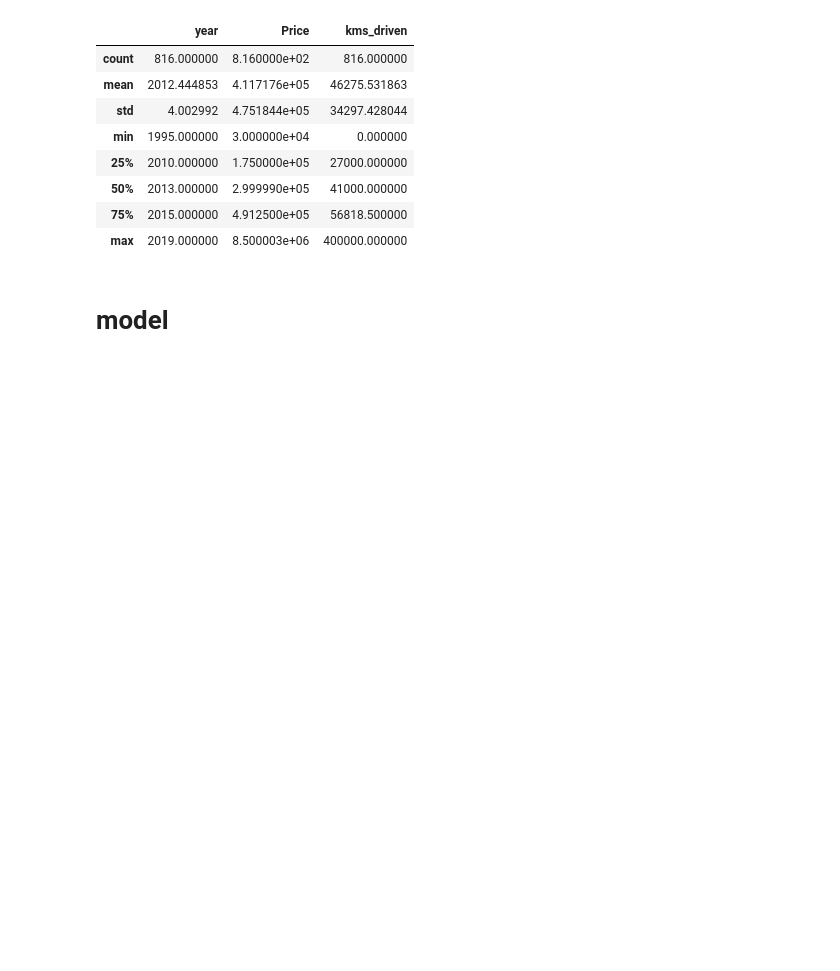
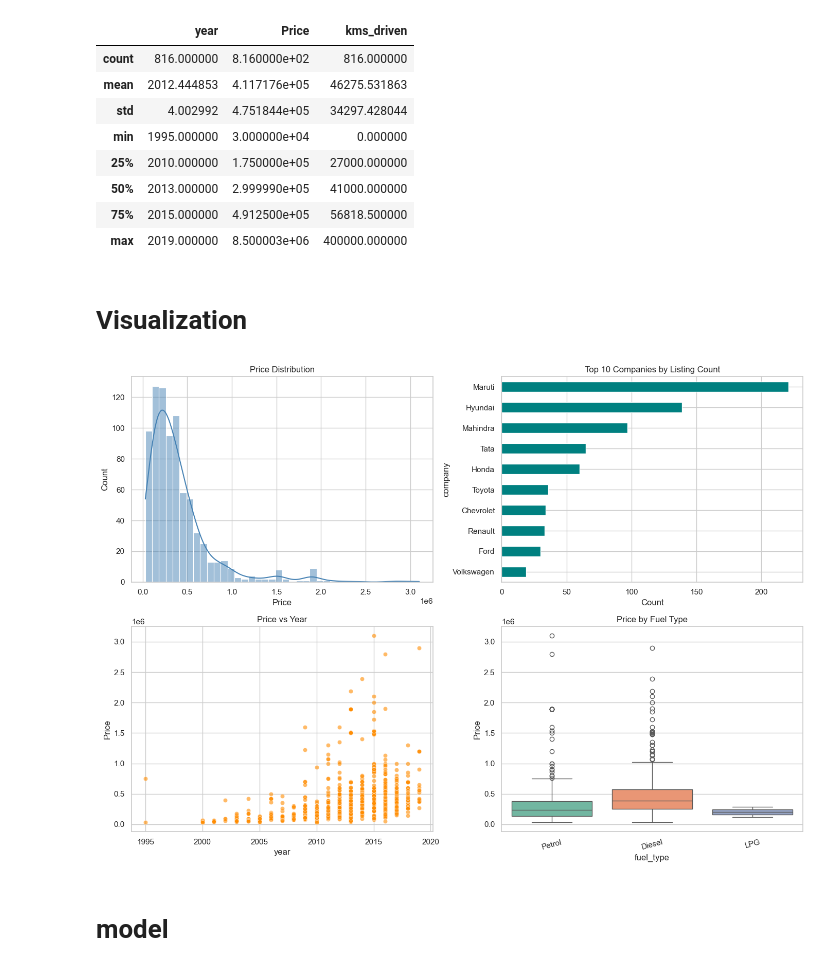
Before and after one commit to GitWitAnish/IOE-Advanced-Python-Project, a Jupyter notebook: notebook/notebook.ipynb, the cells around one changed output. Drawn from its saved outputs; the diff is of its cells as text; code cells hidden in the pictures; blank space fills up the shorter version.

Commit message:
added visualization

```diff
--- a/notebook/notebook.ipynb
+++ b/notebook/notebook.ipynb
@@ -1,6 +1,10 @@
 # %%
 import pandas as pd
 import numpy as np
+import matplotlib.pyplot as plt
+import seaborn as sns
+
+sns.set_theme(style='whitegrid')
 # %%
 car = pd.read_csv('../dataset/data.csv')
 # %%
@@ -215,6 +219,37 @@ car.describe()
 car = car[car['Price']<6e6].reset_index(drop=True)
 # %%
 car.to_csv('../dataset/cleaned_data.csv')
+# %% [markdown]
+# Visualization
+# %%
+def plot_core_dataset_visualizations(df):
+    fig, axes = plt.subplots(2, 2, figsize=(14, 10))
+
+    sns.histplot(df['Price'], bins=40, kde=True, ax=axes[0, 0], color='steelblue')
+    axes[0, 0].set_title('Price Distribution')
+    axes[0, 0].set_xlabel('Price')
+
+    top_companies = df['company'].value_counts().head(10).sort_values()
+    top_companies.plot(kind='barh', ax=axes[0, 1], color='teal')
+    axes[0, 1].set_title('Top 10 Companies by Listing Count')
+    axes[0, 1].set_xlabel('Count')
+
+    sns.scatterplot(data=df, x='year', y='Price', alpha=0.6, ax=axes[1, 0], color='darkorange')
+    axes[1, 0].set_title('Price vs Year')
+
+    sns.boxplot(
+        data=df, x='fuel_type', y='Price', hue='fuel_type',
+        legend=False, ax=axes[1, 1], palette='Set2'
+    )
+    axes[1, 1].set_title('Price by Fuel Type')
+    axes[1, 1].tick_params(axis='x', rotation=15)
+
+    plt.tight_layout()
+    plt.show()
+
+plot_core_dataset_visualizations(car)
+# %% [output]
+[figure, added]
 # %% [markdown]
 # model
 # %%
```
Also changed, not shown: parts of 1 cell of this notebook.
